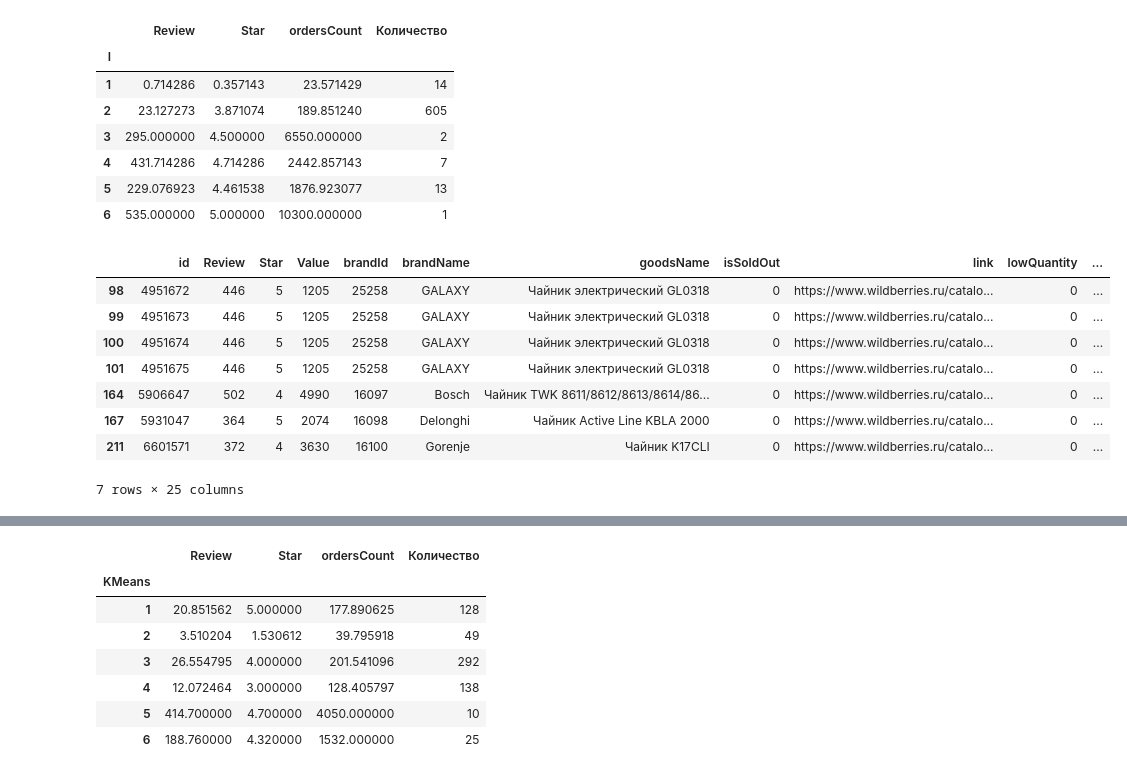
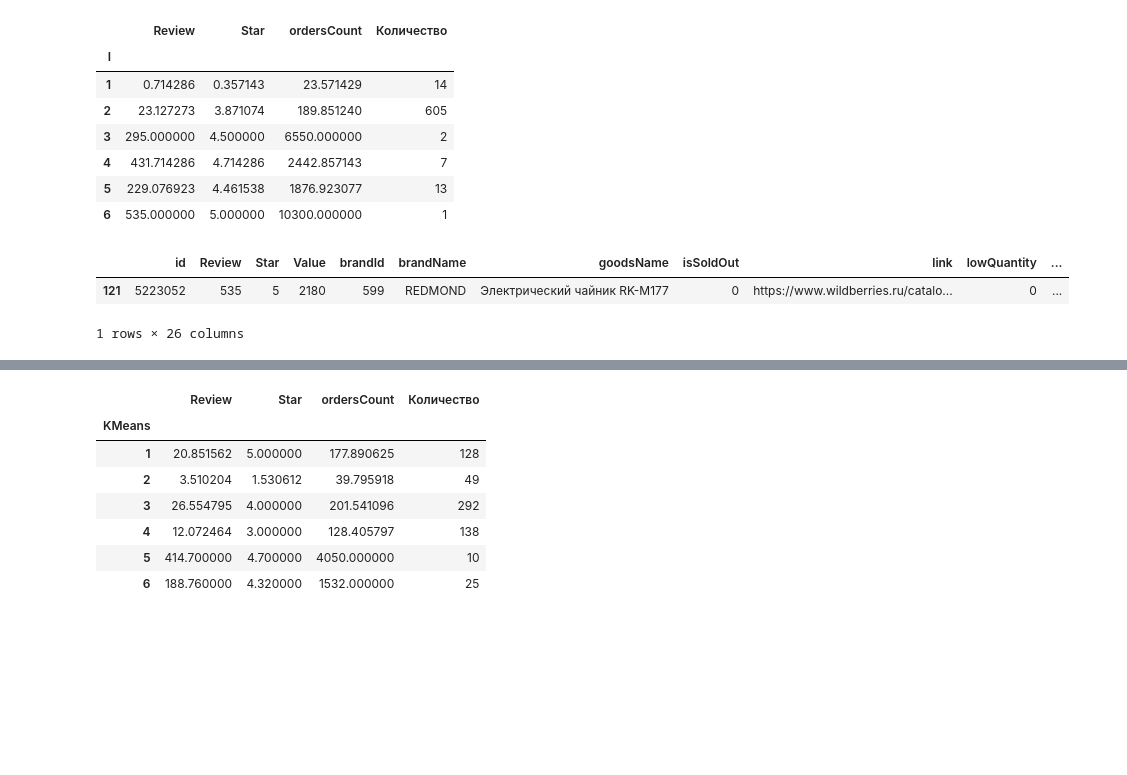
Before and after one commit to mark-in80/DataEngineering, a Jupyter notebook: ClusterizationShop.ipynb, the cells around one changed output, grey strips where cells are left out. Cells and saved outputs as stored; diff of their text form; code cells hidden in the pictures; blank space fills up the shorter version.

```diff
--- a/ClusterizationShop.ipynb
+++ b/ClusterizationShop.ipynb
@@ -205,17 +205,11 @@ res #ниже средние цифры по кластерам и количе
 | 5 | 229.076923 | 4.461538 | 1876.923077 | 13 |
 | 6 | 535.000000 | 5.000000 | 10300.000000 | 1 |
 # %%
-df[df['I']==4] # !!!!! меняйте номер кластера
+df[df['I']==6] # !!!!! меняйте номер кластера
 # %% [output]
 |  | id | Review | Star | Value | brandId | brandName | goodsName | isSoldOut | link | lowQuantity | ... |
-| 98 | 4951672 | 446 | 5 | 1205 | 25258 | GALAXY | Чайник электрический GL0318 | 0 | https://www.wildberries.ru/catalo... | 0 | ... |
-| 99 | 4951673 | 446 | 5 | 1205 | 25258 | GALAXY | Чайник электрический GL0318 | 0 | https://www.wildberries.ru/catalo... | 0 | ... |
-| 100 | 4951674 | 446 | 5 | 1205 | 25258 | GALAXY | Чайник электрический GL0318 | 0 | https://www.wildberries.ru/catalo... | 0 | ... |
-| 101 | 4951675 | 446 | 5 | 1205 | 25258 | GALAXY | Чайник электрический GL0318 | 0 | https://www.wildberries.ru/catalo... | 0 | ... |
-| 164 | 5906647 | 502 | 4 | 4990 | 16097 | Bosch | Чайник TWK 8611/8612/8613/8614/86... | 0 | https://www.wildberries.ru/catalo... | 0 | ... |
-| 167 | 5931047 | 364 | 5 | 2074 | 16098 | Delonghi | Чайник Active Line KBLA 2000 | 0 | https://www.wildberries.ru/catalo... | 0 | ... |
-| 211 | 6601571 | 372 | 4 | 3630 | 16100 | Gorenje | Чайник K17CLI | 0 | https://www.wildberries.ru/catalo... | 0 | ... |
+| 121 | 5223052 | 535 | 5 | 2180 | 599 | REDMOND | Электрический чайник RK-M177 | 0 | https://www.wildberries.ru/catalo... | 0 | ... |
-7 rows × 25 columns
+1 rows × 26 columns
 # %%
 # выводим только некоторые столбцы, меняйте список
 df[df['I']==4][['Review', 'Star', 'ordersCount', 'Value', 'brandId', 'brandName', 'goodsName', 'Модель', 'Цвет', 'sale_june']]
```
Also changed, not shown: parts of 2 cells of this notebook.
